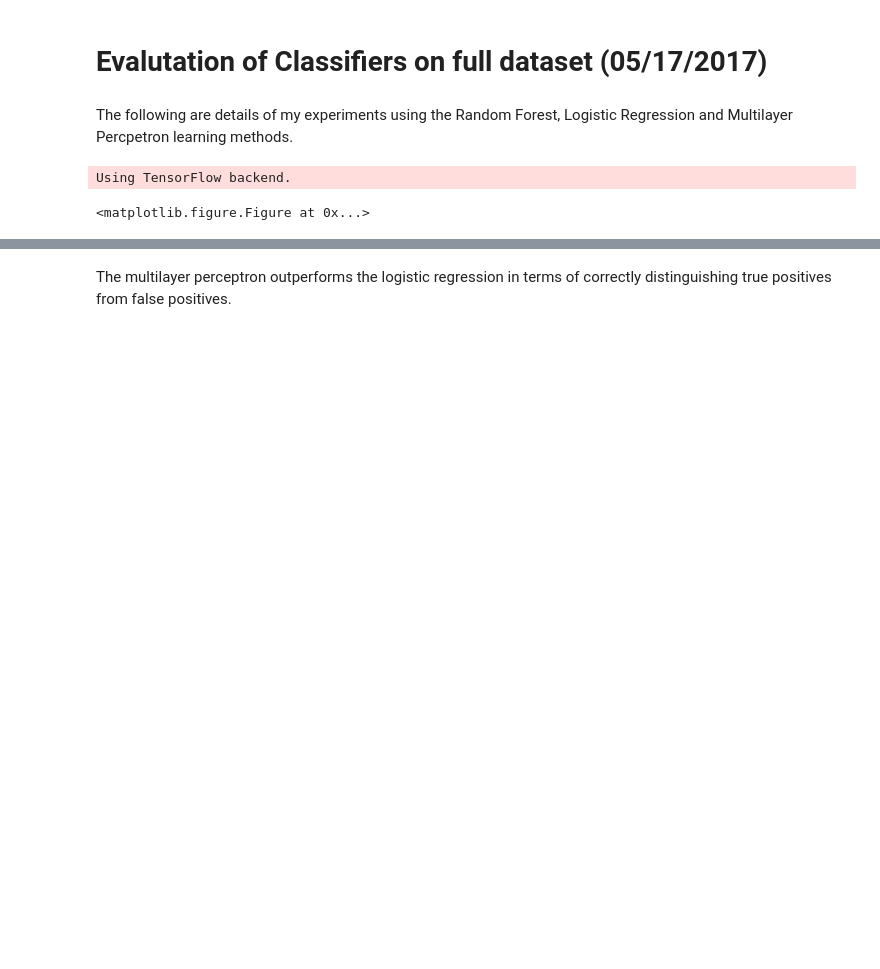
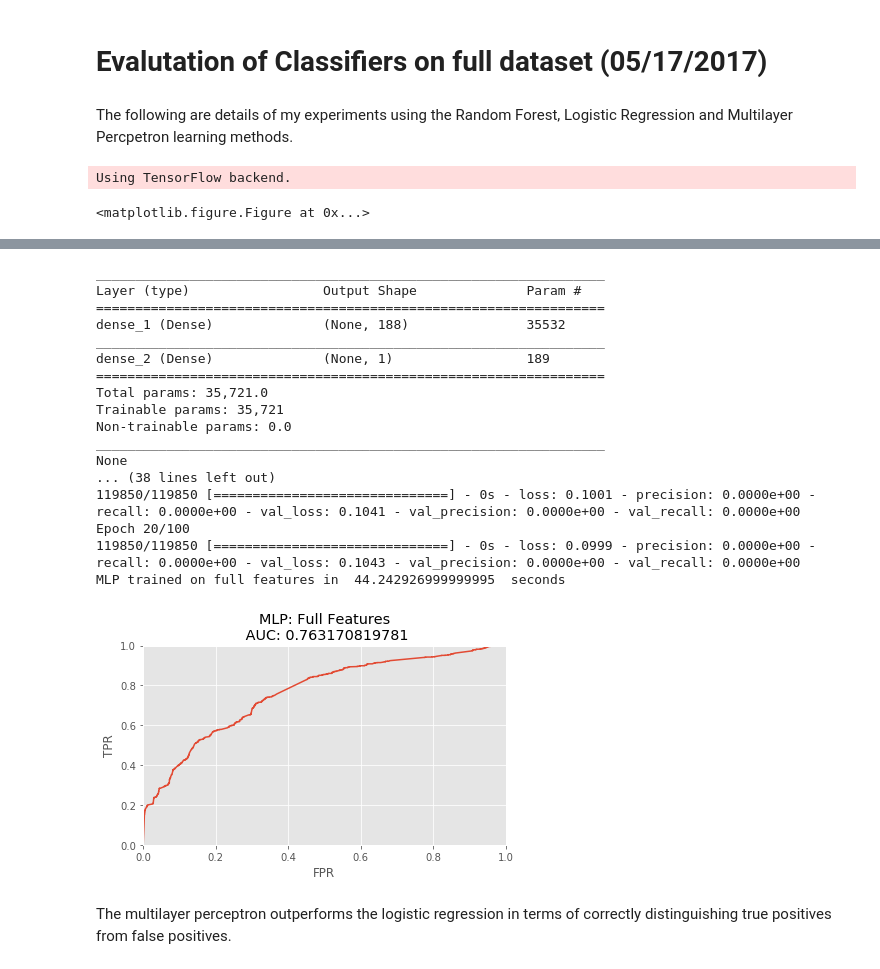
Before and after one commit to wderekjones/protein_binding, a Jupyter notebook: Classification_Dim_Reduction.ipynb, the cells around one changed output, grey strips where cells are left out. Cells and saved outputs as stored; diff of their text form; code cells hidden in the pictures; blank space fills up the shorter version.

```diff
--- a/Classification_Dim_Reduction.ipynb
+++ b/Classification_Dim_Reduction.ipynb
@@ -66,22 +72,38 @@ generate_report("Logistic: Full Features", logistic0, logistic_preds0, y_test)
 # %%
+from keras_utils import generate_report_keras
 model0 = Sequential()
 
 model0.add(Dense(X_train.shape[1], input_shape=(X_train.shape[1],), activation='sigmoid'))
 model0.add(Dense(1, activation='sigmoid'))
 
 
 model0.compile(optimizer=Adam(lr=1e-4), loss=losses.binary_crossentropy, metrics=[precision, recall])
 
 print(model0.summary())
 t7 = time.clock()
 model0.fit(X_train, y_train, batch_size=1000, epochs=100, validation_split=0.25, callbacks=[EarlyStopping()])
 print ("MLP trained on full features in ", (time.clock() - t7), " seconds")
 
-preds = model0.predict(X_test)
-
-preds[preds >= 0.5] = 1
-preds[preds < 0.5] = 0
-generate_report("MLP: Full Features", model0, preds, y_test)
+generate_report_keras("MLP: Full Features", model0, X_test, y_test)
+# %% [output]
+_________________________________________________________________
+Layer (type)                 Output Shape              Param #
+=================================================================
+dense_1 (Dense)              (None, 188)               35532
+_________________________________________________________________
+dense_2 (Dense)              (None, 1)                 189
+=================================================================
+Total params: 35,721.0
+Trainable params: 35,721
+Non-trainable params: 0.0
+_________________________________________________________________
+None
+... (38 lines left out)
+119850/119850 [==============================] - 0s - loss: 0.1001 - precision: 0.0000e+00 - recall: 0.0000e+00 - val_loss: 0.1041 - val_precision: 0.0000e+00 - val_recall: 0.0000e+00
+Epoch 20/100
+119850/119850 [==============================] - 0s - loss: 0.0999 - precision: 0.0000e+00 - recall: 0.0000e+00 - val_loss: 0.1043 - val_precision: 0.0000e+00 - val_recall: 0.0000e+00
+MLP trained on full features in  44.242926999999995  seconds
+[figure, added]
 # %% [markdown]
 The multilayer perceptron outperforms the logistic regression in terms of correctly distinguishing true positives from false positives.
 # %%
```
Also changed, not shown: parts of 8 cells of this notebook, 3 other files.
